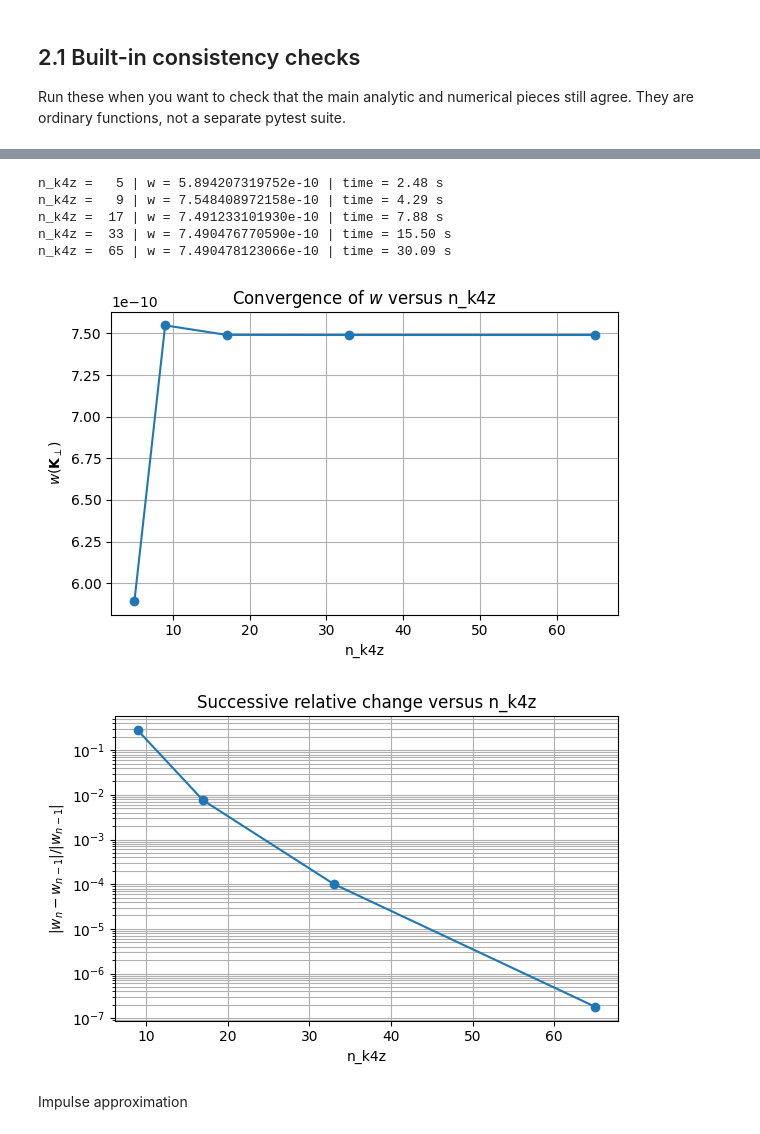
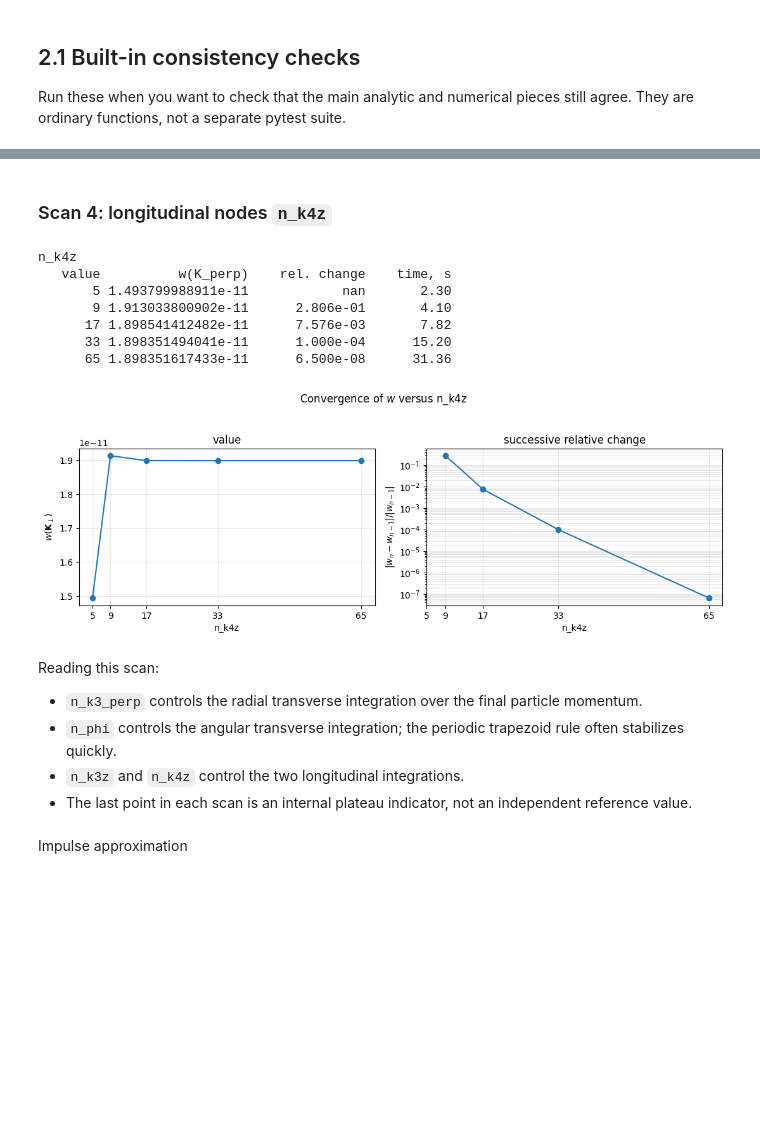
Before and after one commit to Anton-Murtazin/moller_vortex, a Jupyter notebook: analysis_workspace.ipynb, the cells around one changed output, grey strips where cells are left out. Drawn from its saved outputs; the diff is of its cells as text; code cells hidden in the pictures; blank space fills up the shorter version.

```diff
--- a/analysis_workspace.ipynb
+++ b/analysis_workspace.ipynb
@@ -38,7 +27,6 @@ NumericalAccuracy(quad_epsabs=1e-16, quad_epsrel=1e-16, quad_limit=50, root_resi
 Run these when you want to check that the main analytic and numerical pieces still agree. They are ordinary functions, not a separate pytest suite.
 # %%
 check_results = mv.run_all_checks(
-    accuracy=accuracy,
     n_phi=50,
     verbose=True,
 )
@@ -319,20 +420,31 @@ n_k3z =  65 | w = 7.490490511125e-10 | time = 31.55 s
+# %% [markdown]
+### Scan 4: longitudinal nodes `n_k4z`
 # %%
 n_k4z_values = [5, 9, 17, 33, 65]
 
-n_values, w_values, time_values = scan_one_parameter(
+n_k4z_scan = scan_one_parameter(
     "n_k4z",
     n_k4z_values,
 )
 
-plot_scan("n_k4z", n_values, w_values)
+print_probability_scan(n_k4z_scan)
+plot_probability_scan(n_k4z_scan)
 # %% [output]
-n_k4z =   5 | w = 5.894207319752e-10 | time = 2.48 s
-n_k4z =   9 | w = 7.548408972158e-10 | time = 4.29 s
-n_k4z =  17 | w = 7.491233101930e-10 | time = 7.88 s
-n_k4z =  33 | w = 7.490476770590e-10 | time = 15.50 s
-n_k4z =  65 | w = 7.490478123066e-10 | time = 30.09 s
+n_k4z
+   value          w(K_perp)    rel. change    time, s
+       5 1.493799988911e-11            nan       2.30
+       9 1.913033800902e-11      2.806e-01       4.10
+      17 1.898541412482e-11      7.576e-03       7.82
+      33 1.898351494041e-11      1.000e-04      15.20
+      65 1.898351617433e-11      6.500e-08      31.36
-[figure, old version]
+[figure, new version]
-[figure, removed]
+# %% [markdown]
+Reading this scan:
+
+- `n_k3_perp` controls the radial transverse integration over the final particle momentum.
+- `n_phi` controls the angular transverse integration; the periodic trapezoid rule often stabilizes quickly.
+- `n_k3z` and `n_k4z` control the two longitudinal integrations.
+- The last point in each scan is an internal plateau indicator, not an independent reference value.
 # %% [markdown]
 Impulse approximation
 # %%
```
Also changed, not shown: parts of 69 cells of this notebook, 12 other files.
